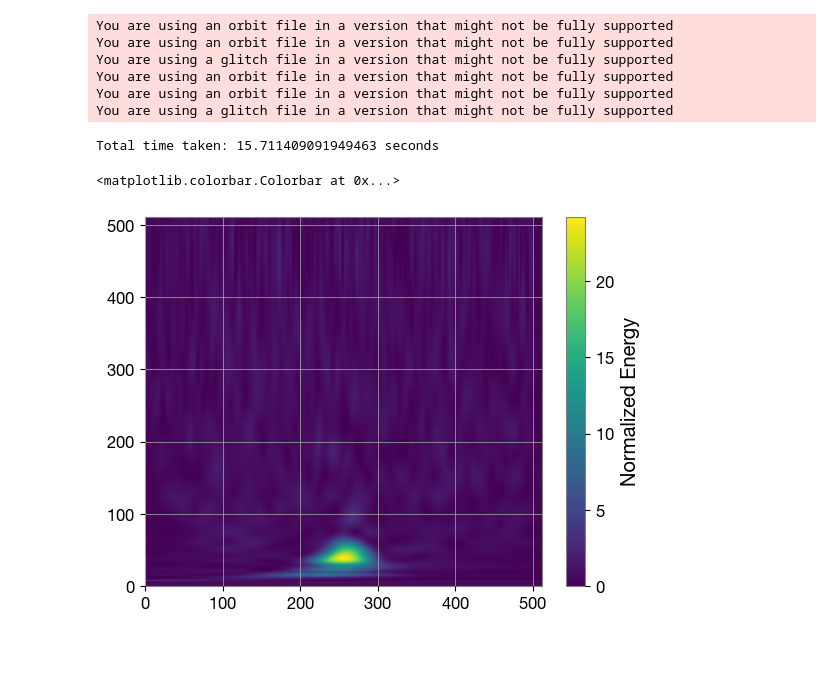
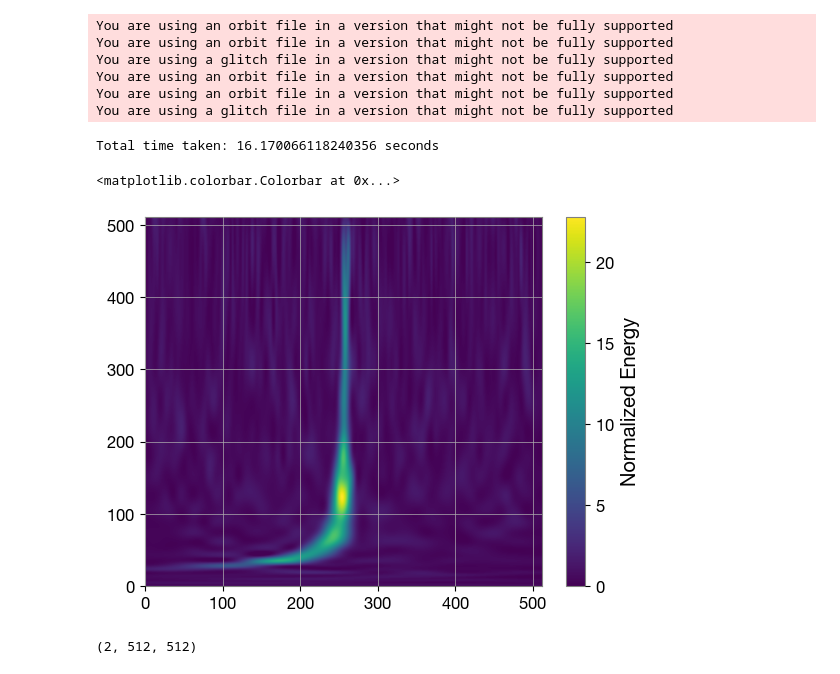
Before and after one commit to AryamannRao/LISAGlitchSignalClassifier, a Jupyter notebook: src/testing.ipynb, the cells around one changed output. Drawn from its saved outputs; the diff is of its cells as text; code cells hidden in the pictures.

Commit message:
Updates to main dataset generator

```diff
--- a/src/testing.ipynb
+++ b/src/testing.ipynb
@@ -70,7 +38,7 @@ for m in mass_arr:
         event = gws[0]
         t_arr, f_arr, QT = generate_qscan(tdi_dict, Q=15, channel='X', pipe=pipe, event=event, resolution=512,
                         frange=(1e-3, 1e-1), trange=(-1, 1))
-        append_sample(h5file, QT, event['m1'], event['m2'])
+        append_gw_sample(h5file, QT, event['m1'], event['m2'], event['d'])
 end = time.time()
 print(f"Total time taken: {end - start} seconds")
 # %% [output]
@@ -80,16 +48,21 @@ You are using a glitch file in a version that might not be fully supported
 You are using an orbit file in a version that might not be fully supported
 You are using an orbit file in a version that might not be fully supported
 You are using a glitch file in a version that might not be fully supported
-Total time taken: 15.711409091949463 seconds
+Total time taken: 16.170066118240356 seconds
 # %%
-with h5py.File(dataset_path, "r") as h5:
+with h5py.File(gw_dataset_path, "r") as h5:
     QT_array = h5["QT"][:]       # shape (N, 512, 512)
     m1_array = h5["m1"][:]
     m2_array = h5["m2"][:]
+    d_array = h5["d"][:]
 # %%
-plt.imshow(QT_array[1], origin='lower', aspect='auto')
+plt.imshow(QT_array[0], origin='lower', aspect='auto')
 plt.colorbar(label='Normalized Energy')
 #plt.yscale('log')
 # %% [output]
 <matplotlib.colorbar.Colorbar at 0x...>
-[figure, old version]
+[figure, new version]
+# %%
+QT_array.shape
+# %% [output]
+(2, 512, 512)
```
Also changed, not shown: parts of 4 cells of this notebook, 6 other files.
